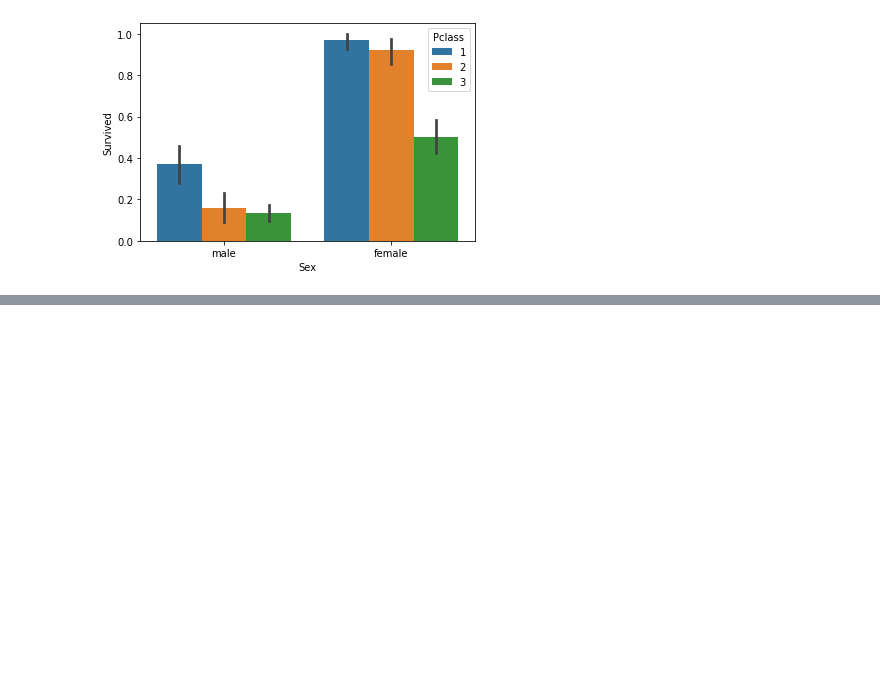
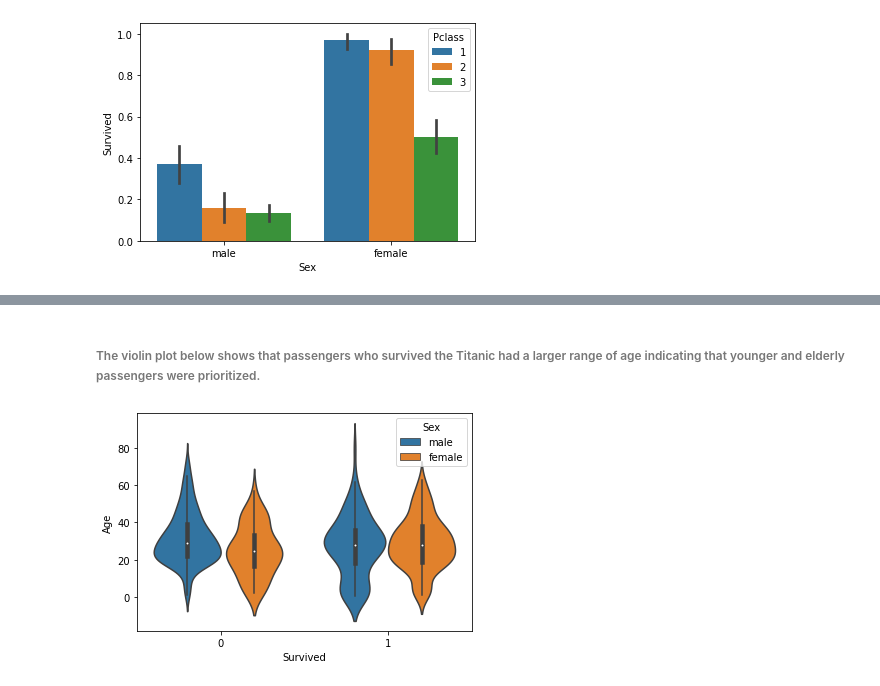
Before and after one commit to Thop2/TitanicSurvivalPrediction, a Jupyter notebook: TitanicEDA.ipynb, the cells around one changed output, grey strips where cells are left out. Cells and saved outputs as stored; diff of their text form; code cells hidden in the pictures; blank space fills up the shorter version.

```diff
--- a/TitanicEDA.ipynb
+++ b/TitanicEDA.ipynb
@@ -138,0 +151,7 @@ sns.barplot(x='Sex', y='Survived', hue='Pclass', data=titanictrain)
+# %% [markdown]
+###### The violin plot below shows that passengers who survived the Titanic had a larger range of age indicating that younger and elderly passengers were prioritized.
+# %%
+sns.violinplot(x='Survived',y='Age',hue='Sex', data=titanictrain)
+plt.show()
+# %% [output]
+[figure, added]
```
Also changed, not shown: parts of 2 cells of this notebook.
